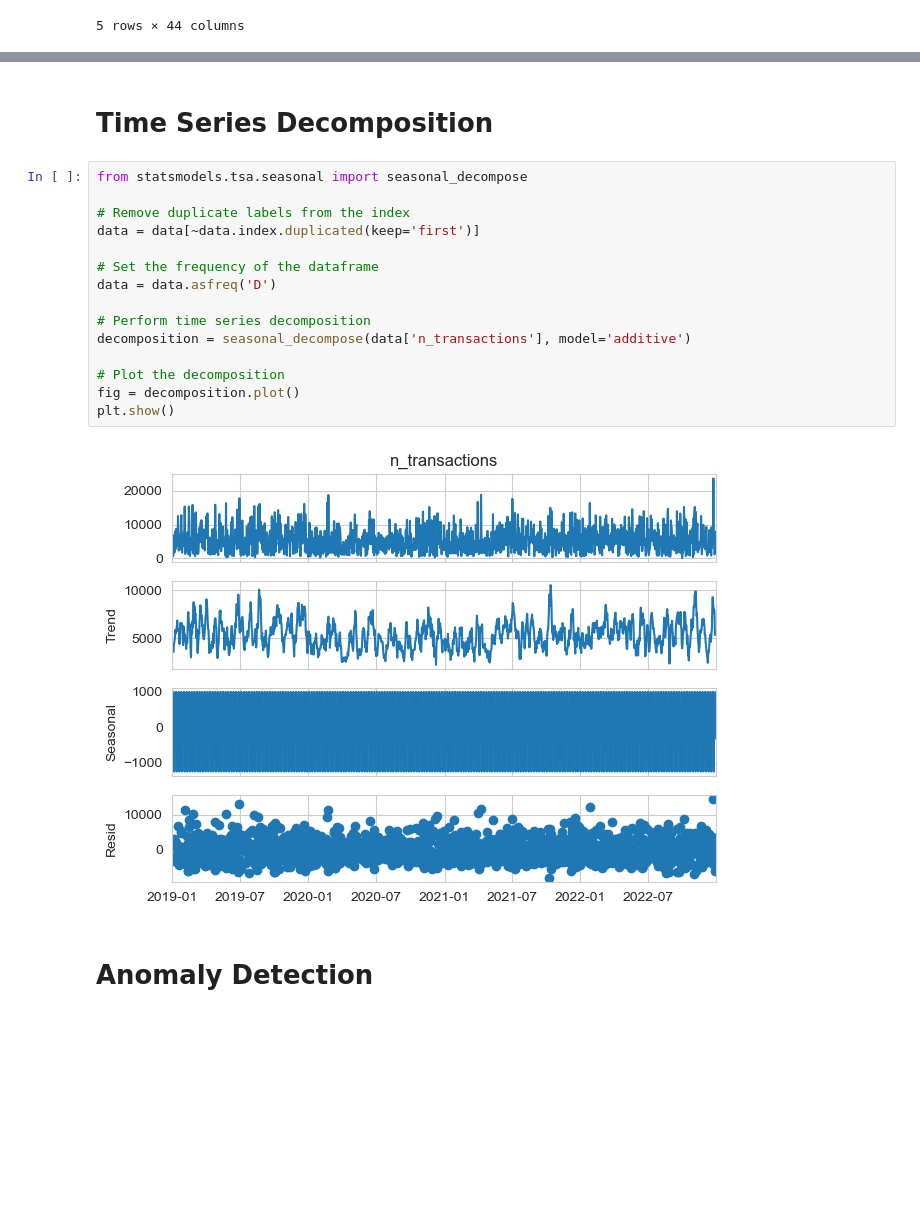
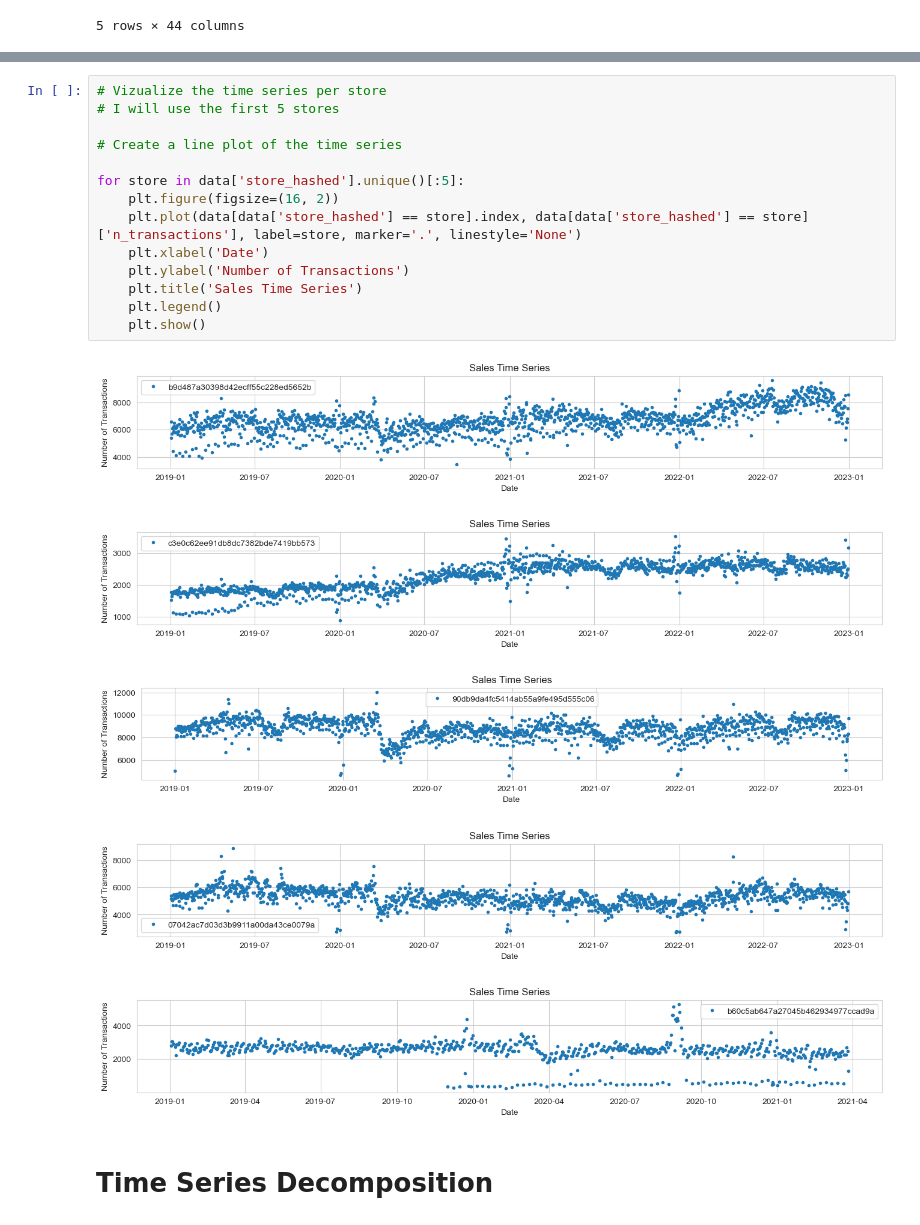
Before and after one commit to dimgag/time-series-forecasting-store-transactions, a Jupyter notebook: draft_notebook.ipynb, the cells around one changed output, grey strips where cells are left out. Cells and saved outputs as stored; diff of their text form; blank space fills up the shorter version.

Commit message:
add code for per_store_forecasting

```diff
--- a/draft_notebook.ipynb
+++ b/draft_notebook.ipynb
@@ -43,21 +60,22 @@ plt.show()
+# %%
+# Vizualize the time series per store
+# I will use the first 5 stores
+
+# Create a line plot of the time series
+
+for store in data['store_hashed'].unique()[:5]:
+    plt.figure(figsize=(16, 2))
+    plt.plot(data[data['store_hashed'] == store].index, data[data['store_hashed'] == store]['n_transactions'], label=store, marker='.', linestyle='None')
+    plt.xlabel('Date')
+    plt.ylabel('Number of Transactions')
+    plt.title('Sales Time Series')
+    plt.legend()
+    plt.show()
+# %% [output]
+[figure, added]
+[figure, added]
+[figure, added]
+[figure, added]
+[figure, added]
 # %% [markdown]
 # Time Series Decomposition
-# %%
-from statsmodels.tsa.seasonal import seasonal_decompose
-
-# Remove duplicate labels from the index
-data = data[~data.index.duplicated(keep='first')]
-
-# Set the frequency of the dataframe
-data = data.asfreq('D')
-
-# Perform time series decomposition
-decomposition = seasonal_decompose(data['n_transactions'], model='additive')
-
-# Plot the decomposition
-fig = decomposition.plot()
-plt.show()
-# %% [output]
-[figure, removed]
-# %% [markdown]
-# Anomaly Detection
```
Also changed, not shown: parts of 13 cells of this notebook, 1 other file.
